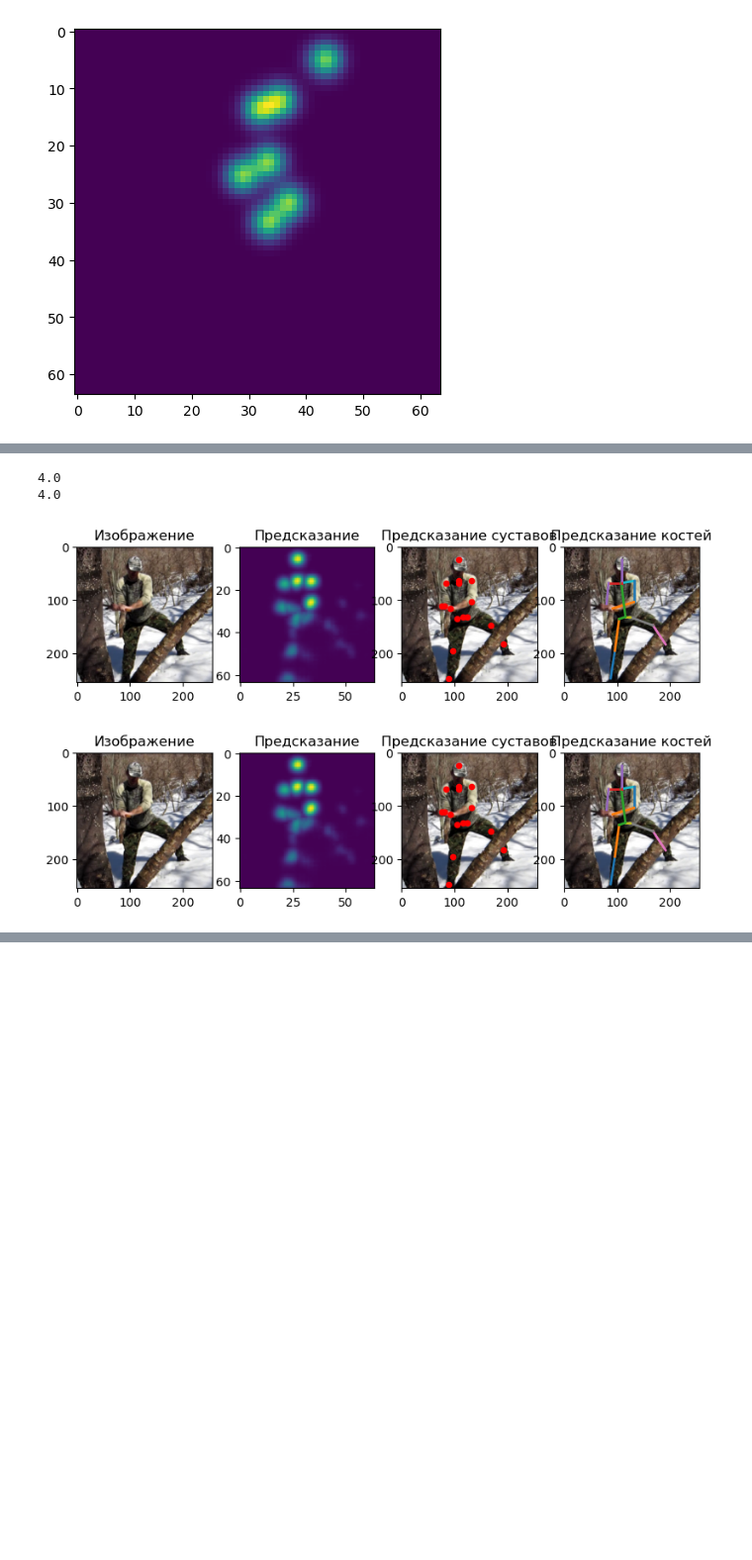
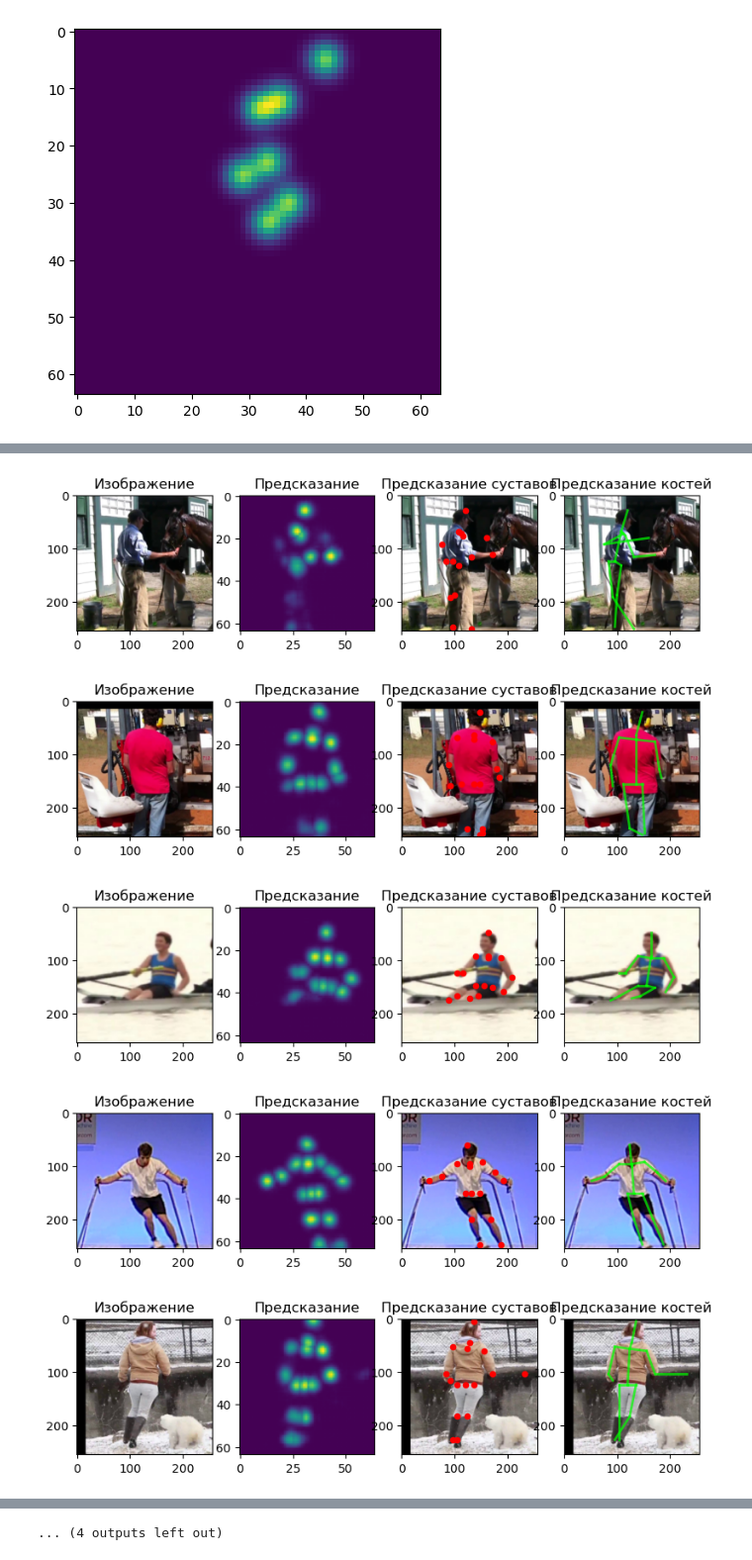
Before and after one commit to BombasticFantastik/CustomPoseEstimator, a Jupyter notebook: main.ipynb, the cells around one changed output, grey strips where cells are left out. Shown at 99% size. Saved outputs shown, nothing was run; the diff lists cells and outputs as text; code cells hidden in the pictures; blank space fills up the shorter version.

```diff
--- a/main.ipynb
+++ b/main.ipynb
@@ -108,7 +108,7 @@ train_pose_data=Subset(dataset=pose_data,indices=range(len(pose_data)-eval_lengh
 test_pose_data=Subset(dataset=pose_data,indices=range(len(pose_data)-eval_lenght,len(pose_data)))
 # %%
 train_pose_dataloader=DataLoader(dataset=train_pose_data,batch_size=16,shuffle=False,drop_last=True)
-test_pose_dataloader=DataLoader(dataset=test_pose_data,batch_size=16,shuffle=False,drop_last=True)
+test_pose_dataloader=DataLoader(dataset=test_pose_data,batch_size=16,shuffle=True,drop_last=True)
 # %%
 plt.imshow(train_pose_data[800]['img'].permute(1,2,0).detach())
 # %% [output]
@@ -205,7 +209,6 @@ def show_result(img,heatmap):
 
     #масштабирование
     scale=img.shape[0]/heatmap.shape[1]#хз
-    print(scale)
     px *=scale
     py *=scale
 
@@ -240,15 +243,16 @@ def show_result(img,heatmap):
         if px[idx[0]]==0 or px[idx[1]]==0:
             continue
         else:
-            plt.plot([px[idx[0]],px[idx[1]]],[py[idx[0]],py[idx[1]]],linewidth=2)#alpha=0.7,color='lime
+            plt.plot([px[idx[0]],px[idx[1]]],[py[idx[0]],py[idx[1]]],linewidth=2,color='lime',alpha=0.7)#alpha=0.7,color='lime
 # %%
 for batch in test_pose_dataloader:
     pred=model(batch['img'].to(device))
-    show_result(batch['img'][10],pred[10])
-    show_result(batch['img'][10],pred[10])
+    for i in range(16):
+        show_result(batch['img'][i],pred[i])
     break
 # %% [output]
-4.0
-4.0
-[figure, old version]
+[figure, new version]
-[figure, old version]
+[figure, new version]
+[figure, added]
+[figure, added]
+[figure, added]
@@ -254,0 +266 @@ for batch in test_pose_dataloader:
+... (4 outputs left out)
```
Also changed, not shown: parts of 9 cells of this notebook, 3 other files.
